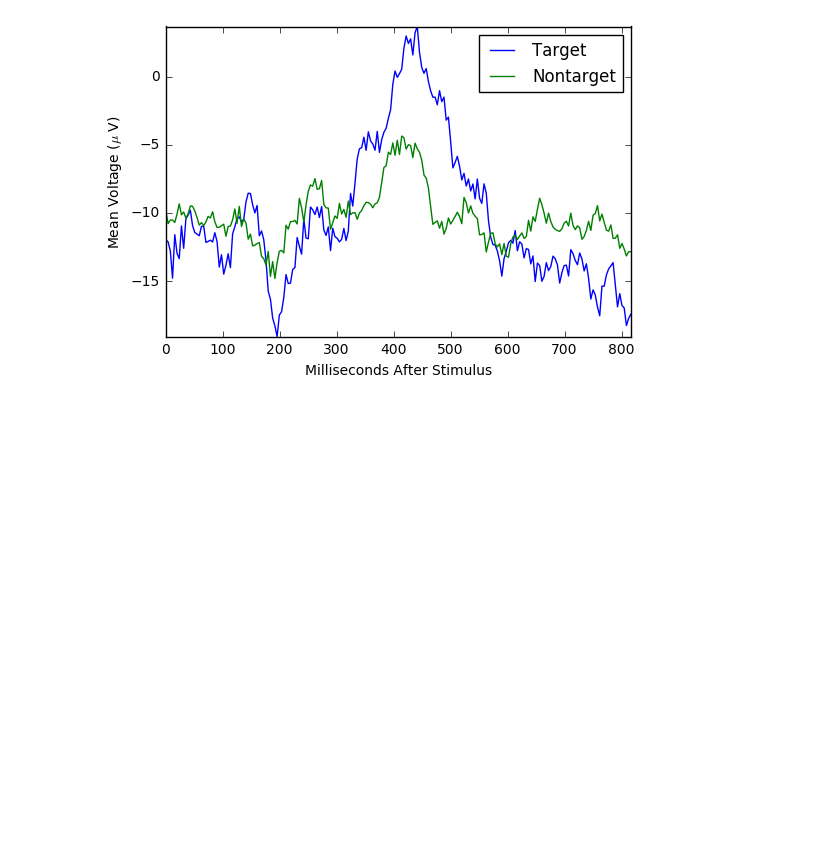
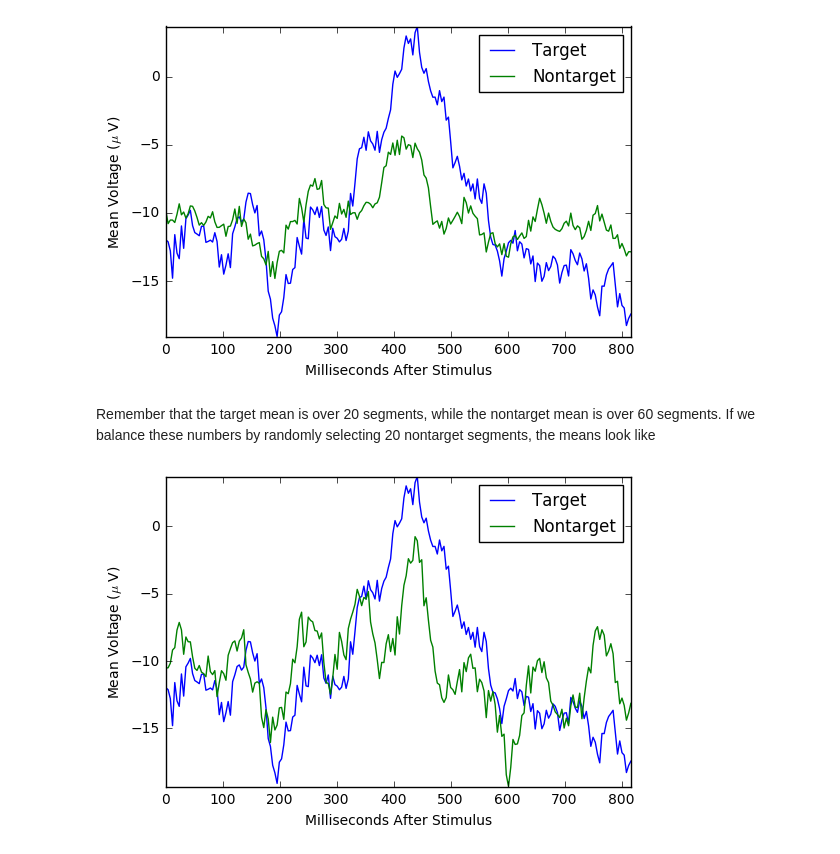
Before and after one commit to brylie/CSU-BCILab-getting-started-with-EEG-data, a Jupyter notebook: Getting Started with EEG Data.ipynb, the cells around one changed output. Saved outputs shown, nothing was run; the diff lists cells and outputs as text; code cells hidden in the pictures; blank space fills up the shorter version.

```diff
--- a/Getting Started with EEG Data.ipynb
+++ b/Getting Started with EEG Data.ipynb
@@ -490,3 +490,27 @@ plt.xlabel('Milliseconds After Stimulus');
 plt.ylabel('Mean Voltage ($\mu$ V)');
 # %% [output]
 [figure]
+# %% [markdown]
+Remember that the target mean is over 20 segments, while the nontarget mean is over 60 segments. If we balance these numbers by randomly selecting 20 nontarget segments, the means look like
+# %%
+targetMean = np.mean(segments[targetSegments,:,5],axis=0)
+
+nontargetSegments = segments[targetSegments==False,:,5]
+
+selectThese = np.random.permutation(range(nontargetSegments.shape[0]))[:20]
+
+nontargetMean = np.mean(nontargetSegments[selectThese,:],axis=0)
+
+plt.clf();
+
+plt.plot(xs, np.vstack((targetMean,nontargetMean)).T);
+
+plt.legend(('Target','Nontarget'));
+
+plt.axis('tight');
+
+plt.xlabel('Milliseconds After Stimulus');
+
+plt.ylabel('Mean Voltage ($\mu$ V)');
+# %% [output]
+[figure, added]
```
Also changed, not shown: parts of 6 cells of this notebook.
